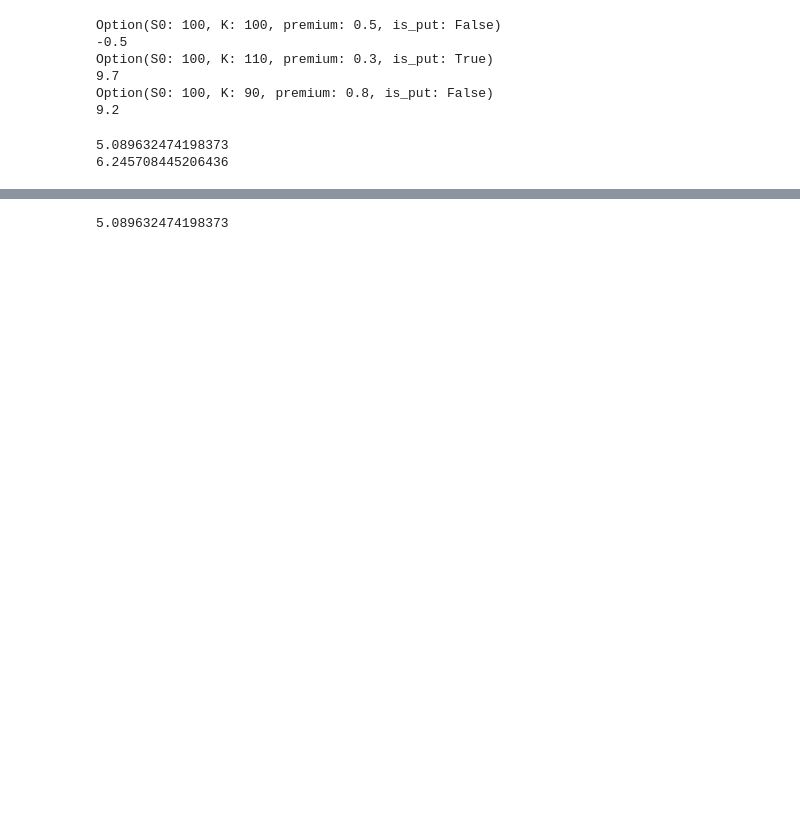
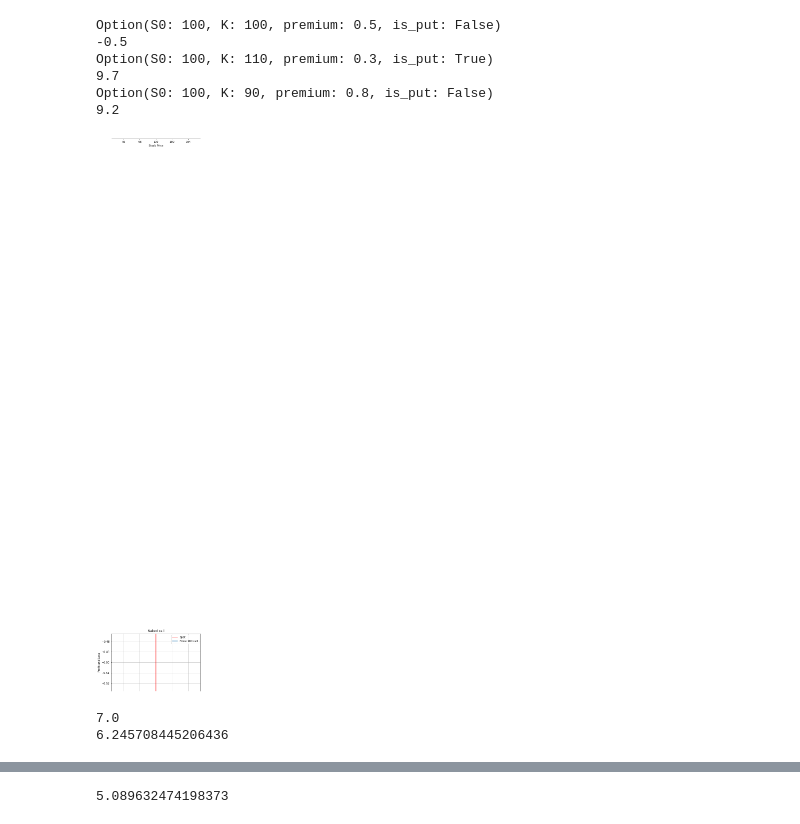
Before and after one commit to bradsun91/brad_public_workspace_mac, a Jupyter notebook: quant_research/moyi/fulltime/minerva/options_strategies/OPTIONS_STRATS.ipynb, the cells around one changed output, grey strips where cells are left out. Saved outputs shown, nothing was run; the diff lists cells and outputs as text; code cells hidden in the pictures; blank space fills up the shorter version.

```diff
--- a/quant_research/moyi/fulltime/minerva/options_strategies/OPTIONS_STRATS.ipynb
+++ b/quant_research/moyi/fulltime/minerva/options_strategies/OPTIONS_STRATS.ipynb
@@ -6,15 +6,17 @@ import matplotlib.pyplot as plt
 
 class Payoff(object):
     def __init__(self, S0, K, premium, is_put=False):
-        self.S0 = S0
-        self.K = K
-        self.premium = premium
-        self.is_put = is_put
+        self.S0 = S0# stock price
+        self.K = K# strike price
+        self.premium = premium# current value
+        self.is_put = is_put # put or call
 
     def __repr__(self):
+#         print("Going thru __repr__")
         return 'Option(S0: {}, K: {}, premium: {}, is_put: {})'.format(self.S0, self.K, self.premium, self.is_put)
 
     def __str__(self):
+#         print("Going thru __str__")
         return 'Option(S0: {}, K: {}, premium: {}, is_put: {})'.format(self.S0, self.K, self.premium, self.is_put)
 
     def calculate_payoff(self, position=None, sT=None):
@@ -40,14 +42,14 @@ class Payoff(object):
                 return self.payoff
 
         # return current payoffs given the current S0 price
-        else:
-            if not self.is_put:
+        else:# DEFAULT
+            if not self.is_put: # DEFAULT. if it's a call option
                 payoff = max(self.S0 - self.K, 0) - self.premium
                 self.payoff = payoff
                 if position == 'short':
                     self.payoff = -payoff
                 return self.payoff
-            else:
+            else: # if it's a put option
                 payoff = max(self.K - self.S0, 0) - self.premium
                 self.payoff = payoff
                 if position == 'short':
@@ -55,7 +57,7 @@ class Payoff(object):
                 return self.payoff
 
     def current_payoff(self):
-        if not self.is_put:
+        if not self.is_put: # DEFAULT, call option
             payoff = max(self.S0 - self.K, 0) - self.premium
             if self.position == 'short':
                 payoff = -payoff
@@ -69,33 +71,36 @@ class Payoff(object):
     def visualize(self, sT):
         _, ax = plt.subplots()
         ax.spines['bottom'].set_position('zero')
         ax.axvline(self.S0, label='spot',color='r')
         ax.plot(sT,self.payoff,label='{} {} {}'.format(self.position, self.K, 'put' if self.is_put else 'call'))
 
         plt.title('Naked {}'.format('put' if self.is_put else 'call'))
         plt.xlabel('Stock Price')
         plt.ylabel('Profit and Loss')
         plt.legend()
         plt.grid()
         plt.show()
 
 if __name__ == '__main__':
+    sT = np.array([100])
     stock1 = Payoff(100, 100, 0.5, False)
     stock2 = Payoff(100, 110, 0.3, True)
     stock3 = Payoff(100, 90, 0.8, False)
     print(stock1)
     print(stock1.calculate_payoff())
     print(stock2)
     print(stock2.calculate_payoff())
     print(stock3)
     print(stock3.calculate_payoff())
+    stock1.visualize(sT)
 # %% [output]
 Option(S0: 100, K: 100, premium: 0.5, is_put: False)
 -0.5
 Option(S0: 100, K: 110, premium: 0.3, is_put: True)
 9.7
 Option(S0: 100, K: 90, premium: 0.8, is_put: False)
 9.2
+[figure, added]
 # %%
 # Binomial_CRR.py
 
@@ -103,7 +108,14 @@ import numpy as np
 import math
 
 class Option(object):
-    def __init__(self, S0, K, r=0.05, T=1, N=2, pu=0, pd=0, div=0, sigma=0, is_put=False, is_am=False):
+    """S0 = 229.24 # spot price
+        r = 0.001 # interest rate
+        T = 28/365 # time to matuity
+        N: number of time steps
+        div: dividend
+        # num_contract = 1
+    """
+    def __init__(self, S0, K, r=0.00, T=1, N=2, pu=0, pd=0, div=0, sigma=0, is_put=False, is_am=False):
         self.S0 = S0
         self.K = K
         self.r = r
@@ -129,6 +141,7 @@ class Option(object):
         return math.exp(-(self.r-self.div)*self.dt)
 
 class Binomial(Option):
+
     def setup_parameters(self):
         self.M = self.N + 1
         self.u = 1 + self.pu
@@ -191,11 +204,11 @@ class CRR(Binomial):
         self.qd = 1 - self.qu
 
 if __name__ == '__main__':
-    long_put = Binomial(50, 52, r =0.05, T=2, N=2, pu=0.2, pd=0.2, is_put=True, is_am=True).price()
+    long_put = Binomial(50, 52, r =0, T=2, N=2, pu=0.2, pd=0.2, is_put=True, is_am=True).price()
     eu_put = CRR(50, 52, r =0.05, T=2, N=2, sigma=0.3, is_put=True).price()
     print(long_put)
     print(eu_put)
 # %% [output]
-5.089632474198373
+7.0
 6.245708445206436
 # %%
```
Also changed, not shown: parts of 2 cells of this notebook, 20 other files.
